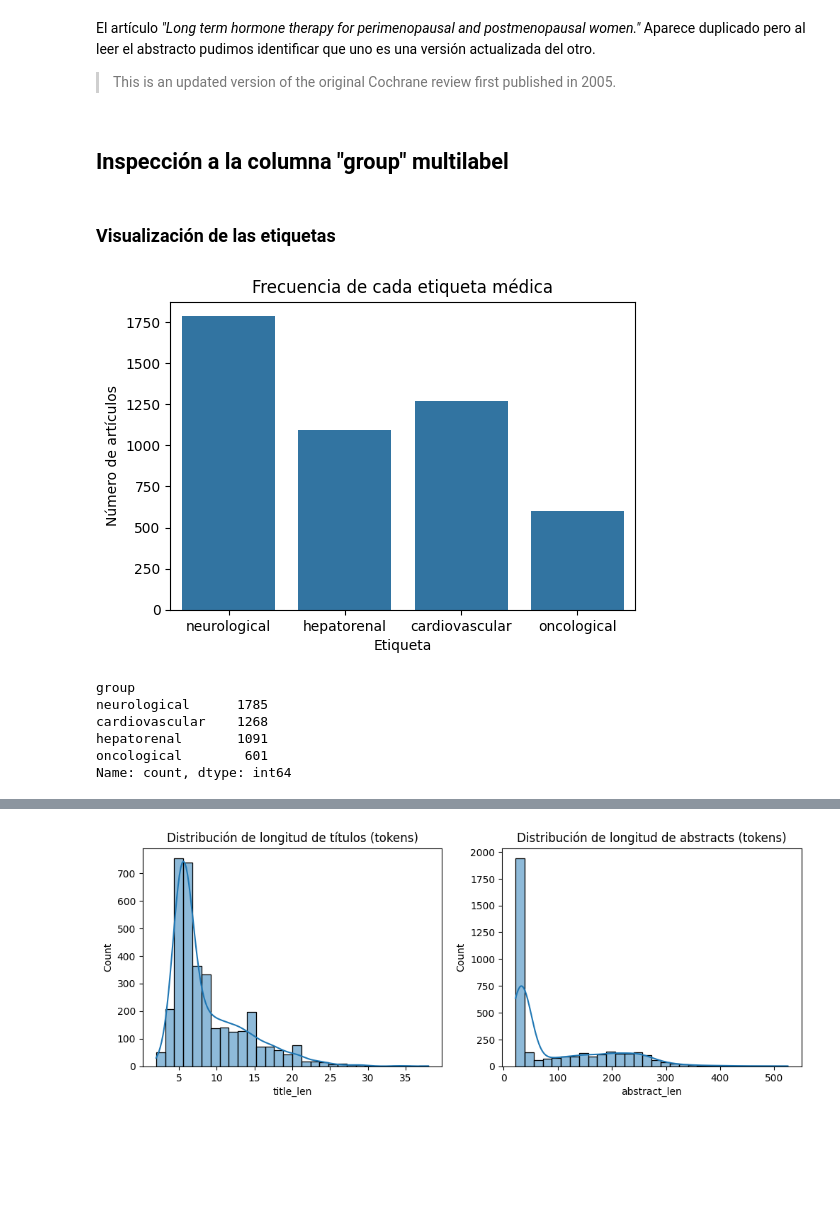
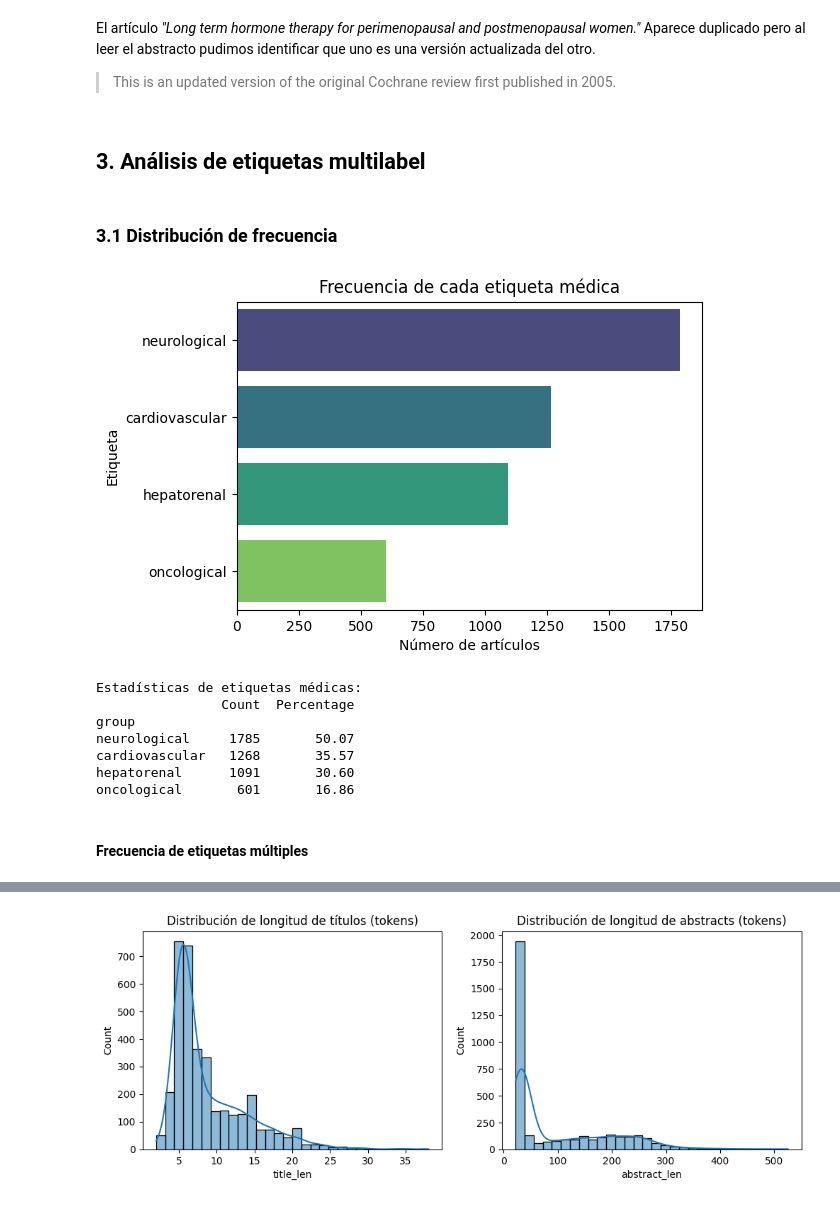
Before and after one commit to Jucept/clasificador-articulos-medicos, a Jupyter notebook: notebooks/EDA.ipynb, the cells around one changed output, grey strips where cells are left out. Saved outputs shown, nothing was run; the diff lists cells and outputs as text; code cells hidden in the pictures; blank space fills up the shorter version.

```diff
--- a/notebooks/EDA.ipynb
+++ b/notebooks/EDA.ipynb
@@ -67,33 +67,43 @@ df[df.duplicated(subset=['title'], keep=False)].sort_values(by='title')
 El artículo *"Long term hormone therapy for perimenopausal and postmenopausal women."* Aparece duplicado pero al leer el abstracto pudimos identificar que uno es una versión actualizada del otro.
 > This is an updated version of the original Cochrane review first published in 2005.
 # %% [markdown]
-## Inspección a la columna "group" multilabel
+## 3. Análisis de etiquetas multilabel
 # %% [markdown]
-### Visualización de las etiquetas
+### 3.1 Distribución de frecuencia
 # %%
 # Expandir grupos (multi-label)
 from collections import Counter
 
 all_labels = [g for row in df['group'].dropna() for g in row.split('|')]
 label_counts = Counter(all_labels)
+#Ordenamos las etiquetas por frecuencia
+label_counts = dict(sorted(label_counts.items(), key=lambda item: item[1], reverse=True))
 
 plt.figure(figsize=(6,4))
-sns.barplot(x=list(label_counts.keys()), y=list(label_counts.values()))
+sns.barplot(y=list(label_counts.keys()), x=list(label_counts.values()), hue=list(label_counts.keys()), palette="viridis", legend=False)
 plt.title("Frecuencia de cada etiqueta médica")
-plt.ylabel("Número de artículos")
-plt.xlabel("Etiqueta")
+plt.ylabel("Etiqueta")
+plt.xlabel("Número de artículos")
 plt.show()
 
-labels = df['group'].str.split('|').explode().unique()
-print(df['group'].str.split('|').explode().value_counts(), '\n')
+label_counts = df['group'].str.split('|').explode().value_counts()
+label_stats = pd.DataFrame({
+    'Count': label_counts,
+    'Percentage': (label_counts / len(df) * 100).round(2)
+})
+print("Estadísticas de etiquetas médicas:")
+print(label_stats)
 # %% [output]
-[figure, old version]
+[figure, new version]
+Estadísticas de etiquetas médicas:
+                Count  Percentage
 group
-neurological      1785
-cardiovascular    1268
-hepatorenal       1091
-oncological        601
-Name: count, dtype: int64
+neurological     1785       50.07
+cardiovascular   1268       35.57
+hepatorenal      1091       30.60
+oncological       601       16.86
+# %% [markdown]
+#### Frecuencia de etiquetas múltiples
 # %%
 # Revisamos los valores únicos en la columna 'group'
 label_counts = df["group"].str.get_dummies(sep=",").sum().sort_values(ascending=False)
```
Also changed, not shown: parts of 63 cells of this notebook.
